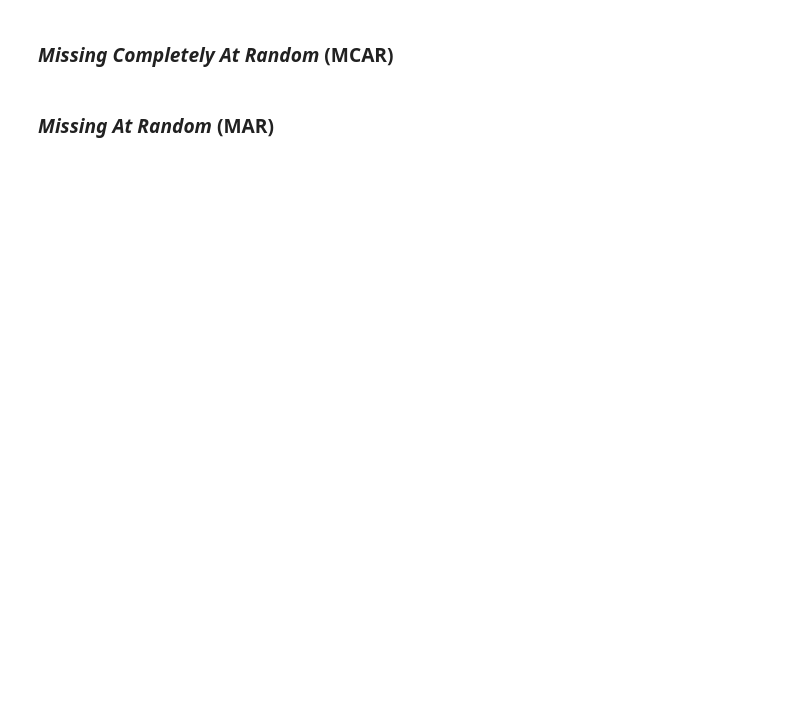
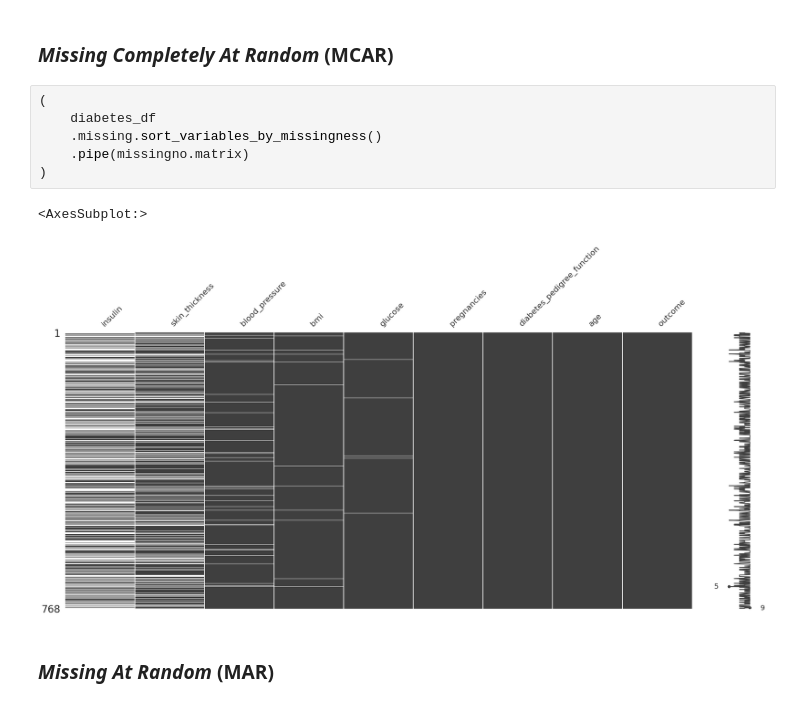
Before and after one commit to jariel17/curso-datos-faltantes-de, a Jupyter notebook: live-exploration-missing-values.ipynb, the cells around one changed output. Drawn from its saved outputs; the diff is of its cells as text; blank space fills up the shorter version.

```diff
--- a/live-exploration-missing-values.ipynb
+++ b/live-exploration-missing-values.ipynb
@@ -766,4 +792,13 @@ Ejemplo, encontrar los pares faltantes de `name` y `time`.
 # %% [markdown]
 ### _Missing Completely At Random_ (MCAR)
+# %%
+(
+    diabetes_df
+    .missing.sort_variables_by_missingness()
+    .pipe(missingno.matrix)
+)
+# %% [output]
+<AxesSubplot:>
+[figure, added]
 # %% [markdown]
 ### _Missing At Random_ (MAR)
```
Also changed, not shown: parts of 6 cells of this notebook.
